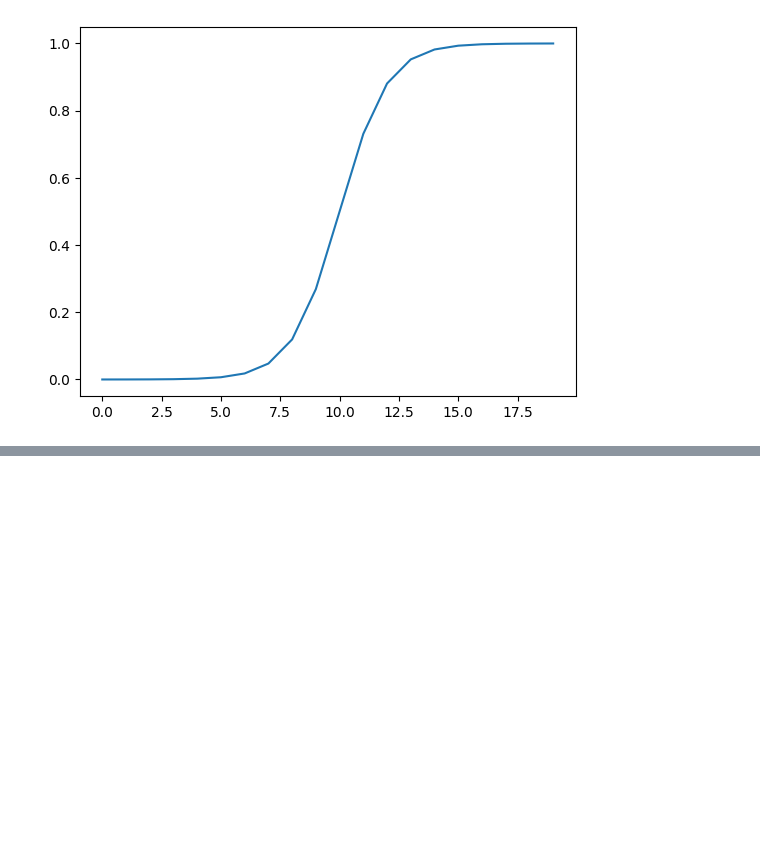
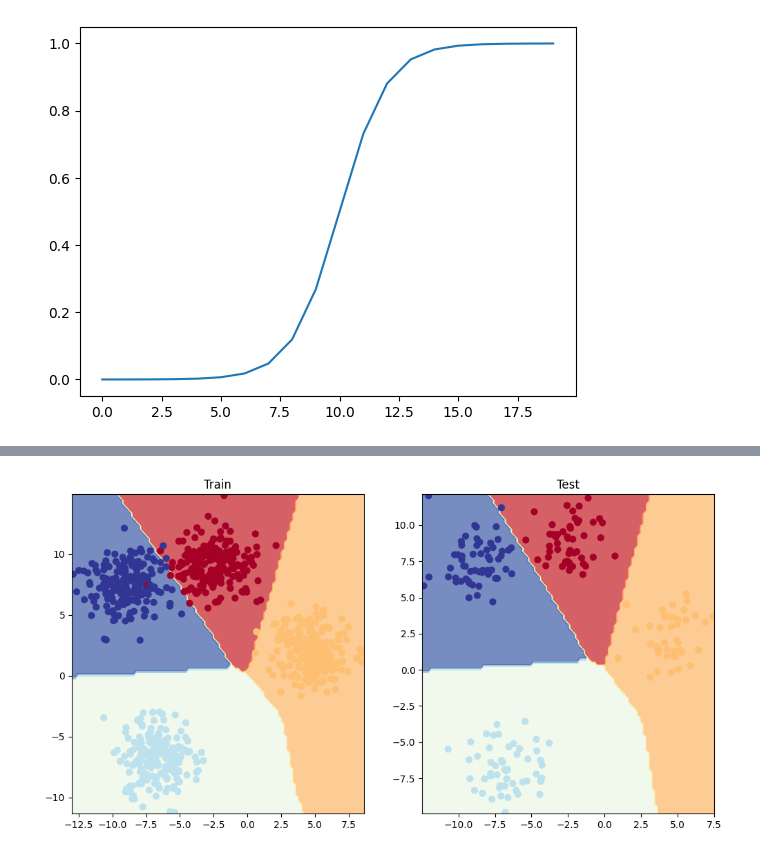
Before and after one commit to lamnhuthoa/pytorch-for-deep-learning, a Jupyter notebook: 02_pytorch_neural_network_classification/02_pytorch_neural_network_classification.ipynb, the cells around one changed output, grey strips where cells are left out. Saved outputs shown, nothing was run; the diff lists cells and outputs as text; code cells hidden in the pictures; blank space fills up the shorter version.

```diff
--- a/02_pytorch_neural_network_classification/02_pytorch_neural_network_classification.ipynb
+++ b/02_pytorch_neural_network_classification/02_pytorch_neural_network_classification.ipynb
@@ -963,0 +1069,13 @@ plt.plot(sigmoid(A))
+# %%
+# Create a loss function for multi-class classification - loss function measures how wrong the model's predictions are
+loss_fn = nn.CrossEntropyLoss()
+
+# Create an optimizer for multi-class classification - optimizer updates the model parameters to try and reduce the loss
+optimizer = torch.optim.SGD(params=model_4.parameters(),
+                            lr=0.1) # Learning rate is a hyperparameter that can changed
+
+# Calculate accuracy - Out of 100 examples, what percentage does our model get right?
+def accuracy_fn(y_true, y_pred):
+    correct = torch.eq(y_true, y_pred).sum().item()
+    acc = (correct / len(y_pred)) * 100
+    return acc
@@ -963,0 +1088,7 @@ plt.plot(sigmoid(A))
+# %%
+# Getting some raw outputs of the model (logits)
+model_4.eval()
+with torch.inference_mode():
+    y_logits = model_4(X_blob_train.to(device))
+
+y_logits[:10]
@@ -963,0 +1292,10 @@ plt.plot(sigmoid(A))
+# %%
+plt.figure(figsize=(12, 6))
+plt.subplot(1, 2, 1)
+plt.title("Train")
+plot_decision_boundary(model_4, X_blob_train, y_blob_train)
+plt.subplot(1, 2, 2)
+plt.title("Test")
+plot_decision_boundary(model_4, X_blob_test, y_blob_test)
+# %% [output]
+[figure, added]
```
Also changed, not shown: parts of 38 cells of this notebook.
